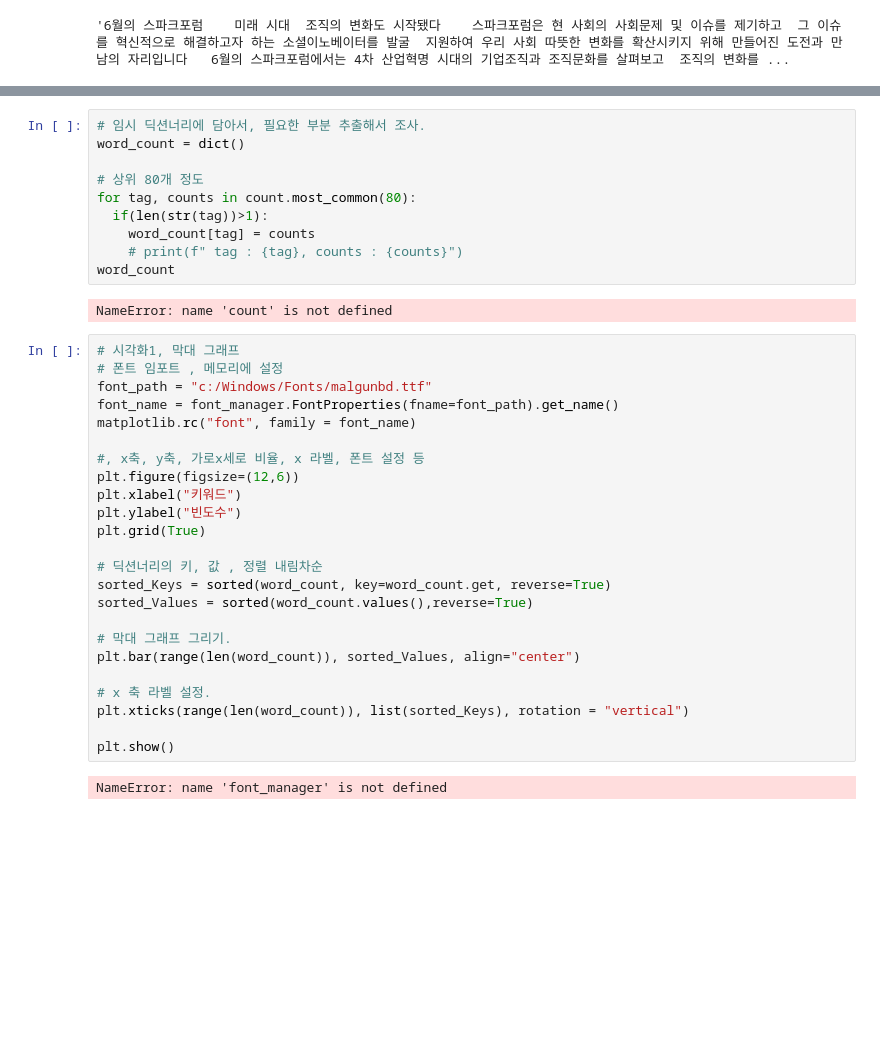
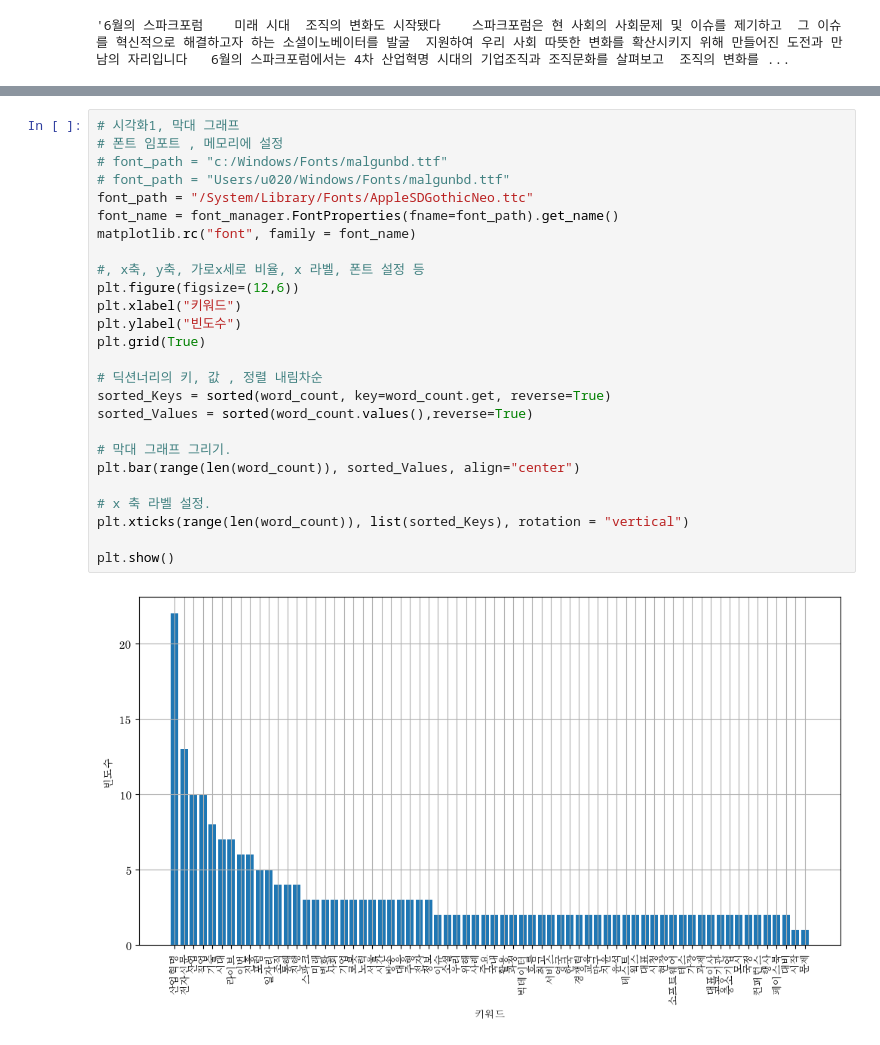
Before and after one commit to sonyuyoung/BigData, a Jupyter notebook: 2-자연어처리-영문-한글-통계/test2.han.ipynb, the cells around one changed output, grey strips where cells are left out. Cells and saved outputs as stored; diff of their text form; blank space fills up the shorter version.

```diff
--- a/2-자연어처리-영문-한글-통계/test2.han.ipynb
+++ b/2-자연어처리-영문-한글-통계/test2.han.ipynb
@@ -171,38 +241,28 @@ NameError: name 'Counter' is not defined
-# %%
-# 임시 딕션너리에 담아서, 필요한 부분 추출해서 조사.
-word_count = dict()
-
-# 상위 80개 정도
-for tag, counts in count.most_common(80):
-  if(len(str(tag))>1):
-    word_count[tag] = counts
-    # print(f" tag : {tag}, counts : {counts}")
-word_count
-# %% [output]
-NameError: name 'count' is not defined
 # %%
 # 시각화1, 막대 그래프
 # 폰트 임포트 , 메모리에 설정
-font_path = "c:/Windows/Fonts/malgunbd.ttf"
+# font_path = "c:/Windows/Fonts/malgunbd.ttf"
+# font_path = "Users/u020/Windows/Fonts/malgunbd.ttf"
+font_path = "/System/Library/Fonts/AppleSDGothicNeo.ttc"
 font_name = font_manager.FontProperties(fname=font_path).get_name()
 matplotlib.rc("font", family = font_name)
 
 #, x축, y축, 가로x세로 비율, x 라벨, 폰트 설정 등
 plt.figure(figsize=(12,6))
 plt.xlabel("키워드")
 plt.ylabel("빈도수")
 plt.grid(True)
 
 # 딕션너리의 키, 값 , 정렬 내림차순
 sorted_Keys = sorted(word_count, key=word_count.get, reverse=True)
 sorted_Values = sorted(word_count.values(),reverse=True)
 
 # 막대 그래프 그리기.
 plt.bar(range(len(word_count)), sorted_Values, align="center")
 
 # x 축 라벨 설정.
 plt.xticks(range(len(word_count)), list(sorted_Keys), rotation = "vertical")
 
 plt.show()
 # %% [output]
-NameError: name 'font_manager' is not defined
+[figure, added]
```
Also changed, not shown: parts of 10 cells of this notebook, 24 other files.
